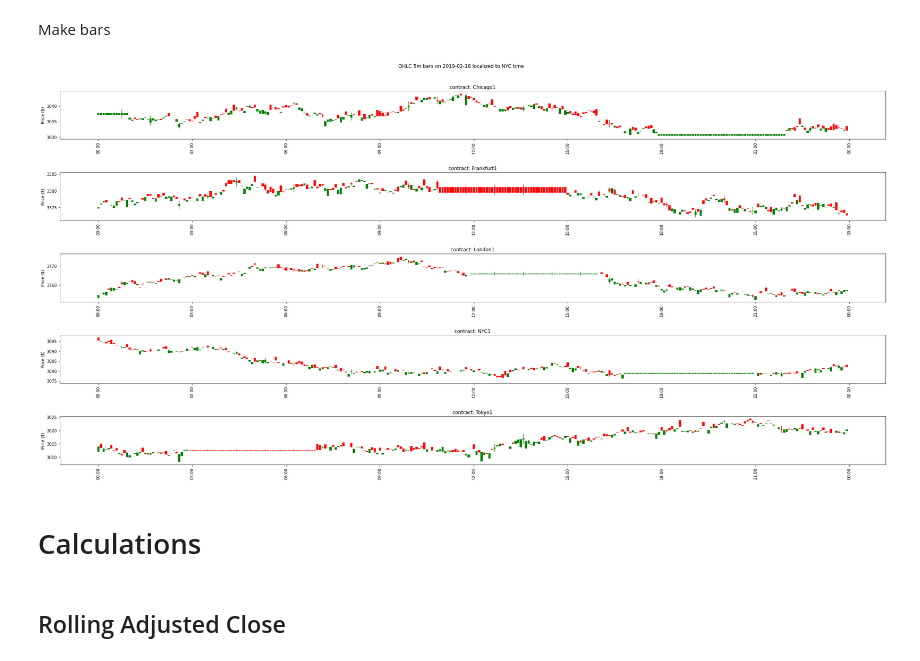
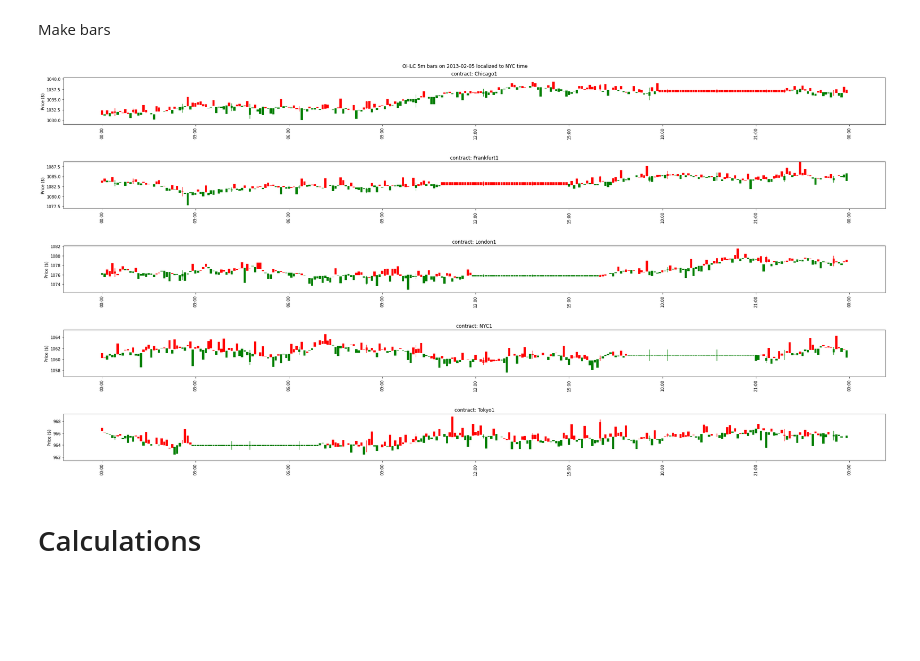
Before and after one commit to diegodalvarez/SyntheticFuturesAnalysis, a Jupyter notebook: notebook/Analysis.ipynb, the cells around one changed output. Cells and saved outputs as stored; diff of their text form; code cells hidden in the pictures; blank space fills up the shorter version.

```diff
--- a/notebook/Analysis.ipynb
+++ b/notebook/Analysis.ipynb
@@ -162,3 +162,15 @@ plot_close_with_roll(df_price)
+# %%
+rand_date = (df_price.query(
+    "weekday == 1 & market_day == 'open'")
+    [["local_time", "contract_name"]].
+    groupby(["local_time"]).
+    head(1).
+    reset_index().
+    assign(date = lambda x: x.local_time.dt.date).
+    sample(frac = 1, random_state = 123).
+    head(1).
+    date.
+    iloc[0])
 # %% [markdown]
 Make bars
 # %%
@@ -177,36 +189,34 @@ def make_ohlc_bars(df_price: pd.DataFrame, date):
     fig, axes = plt.subplots(nrows = len(contracts), figsize = (30,15))
     for i, contract in enumerate(contracts):
 
         df_plot = (df_contract.query(
             "contract_name == @contract").
             drop(columns = ["contract_name"]))
 
         df_up = df_plot.query("close_price > open_price")
         df_down = df_plot.query("close_price < open_price")
 
         width1 = 0.003
         width2 = 0.00003
 
         axes[i].bar(df_up.index, df_up.close_price - df_up.open_price, width1, bottom = df_up.open_price, color = "red")
         axes[i].bar(df_up.index, df_up.high_price - df_up.close_price, width2, bottom = df_up.close_price, color = "red")
         axes[i].bar(df_up.index, df_up.low_price - df_up.open_price, width2, bottom = df_up.open_price, color = "red")
 
         axes[i].bar(df_down.index, df_down.close_price - df_down.open_price, width1, bottom = df_down.open_price, color = "green")
         axes[i].bar(df_down.index, df_down.high_price - df_down.open_price, width2, bottom = df_down.open_price, color = "green")
         axes[i].bar(df_down.index, df_down.low_price - df_down.close_price, width2, bottom = df_down.close_price, color = "green")
 
         axes[i].xaxis.set_major_formatter(mdates.DateFormatter("%H:%M"))
         axes[i].tick_params(axis = "x", rotation = 90)
         axes[i].set_title("contract: {}".format(contract))
         axes[i].set_ylabel("Price ($)")
 
     fig.suptitle("OHLC 5m bars on {} localized to NYC time".format(rand_date))
-    plt.tight_layout(pad = 3)
+    plt.tight_layout(pad = 4)
 
 make_ohlc_bars(df_price, rand_date)
 # %% [output]
-[figure, old version]
+[figure, new version]
 # %% [markdown]
 # Calculations
-# %% [markdown]
-## Rolling Adjusted Close
```
Also changed, not shown: parts of 16 cells of this notebook, 3 other files.
